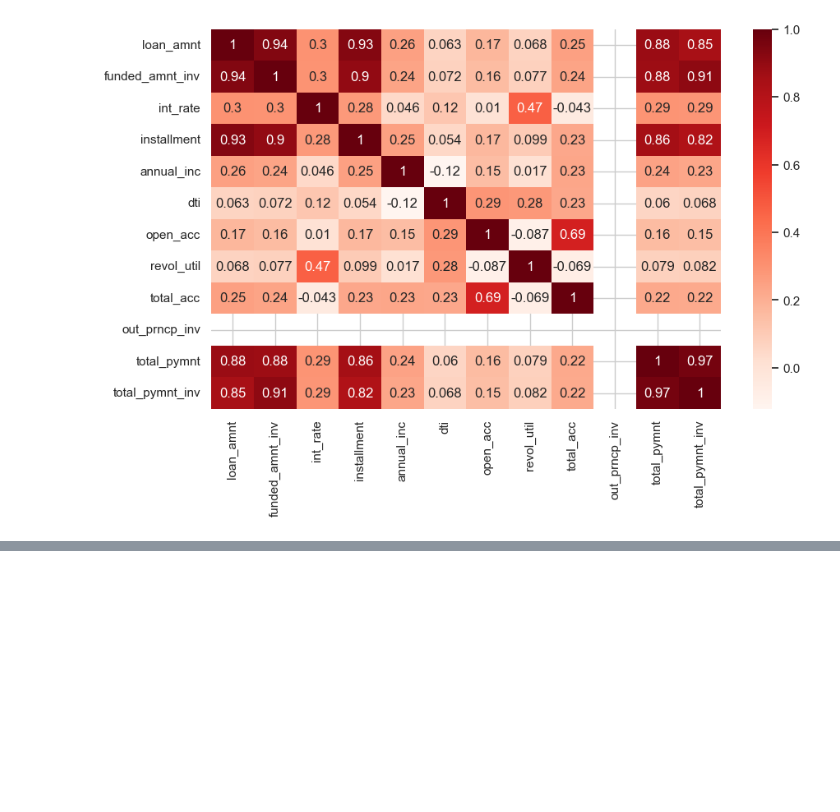
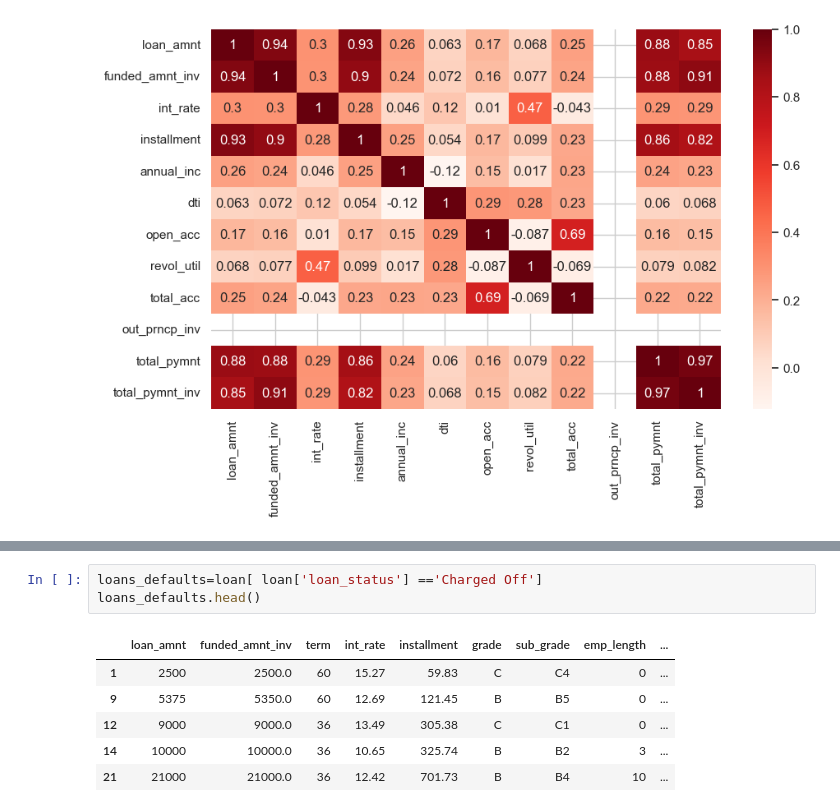
Before and after one commit to arnabberawork/LendingClubCaseStudy, a Jupyter notebook: Lending_Club_Case_Study.ipynb, the cells around one changed output, grey strips where cells are left out. Saved outputs shown, nothing was run; the diff lists cells and outputs as text; blank space fills up the shorter version.

```diff
--- a/Lending_Club_Case_Study.ipynb
+++ b/Lending_Club_Case_Study.ipynb
@@ -669,0 +734,10 @@ plt.show()
+# %%
+loans_defaults=loan[ loan['loan_status'] =='Charged Off']
+loans_defaults.head()
+# %% [output]
+|  | loan_amnt | funded_amnt_inv | term | int_rate | installment | grade | sub_grade | emp_length | ... |
+| 1 | 2500 | 2500.0 | 60 | 15.27 | 59.83 | C | C4 | 0 | ... |
+| 9 | 5375 | 5350.0 | 60 | 12.69 | 121.45 | B | B5 | 0 | ... |
+| 12 | 9000 | 9000.0 | 36 | 13.49 | 305.38 | C | C1 | 0 | ... |
+| 14 | 10000 | 10000.0 | 36 | 10.65 | 325.74 | B | B2 | 3 | ... |
+| 21 | 21000 | 21000.0 | 36 | 12.42 | 701.73 | B | B4 | 10 | ... |
```
Also changed, not shown: parts of 16 cells of this notebook.
